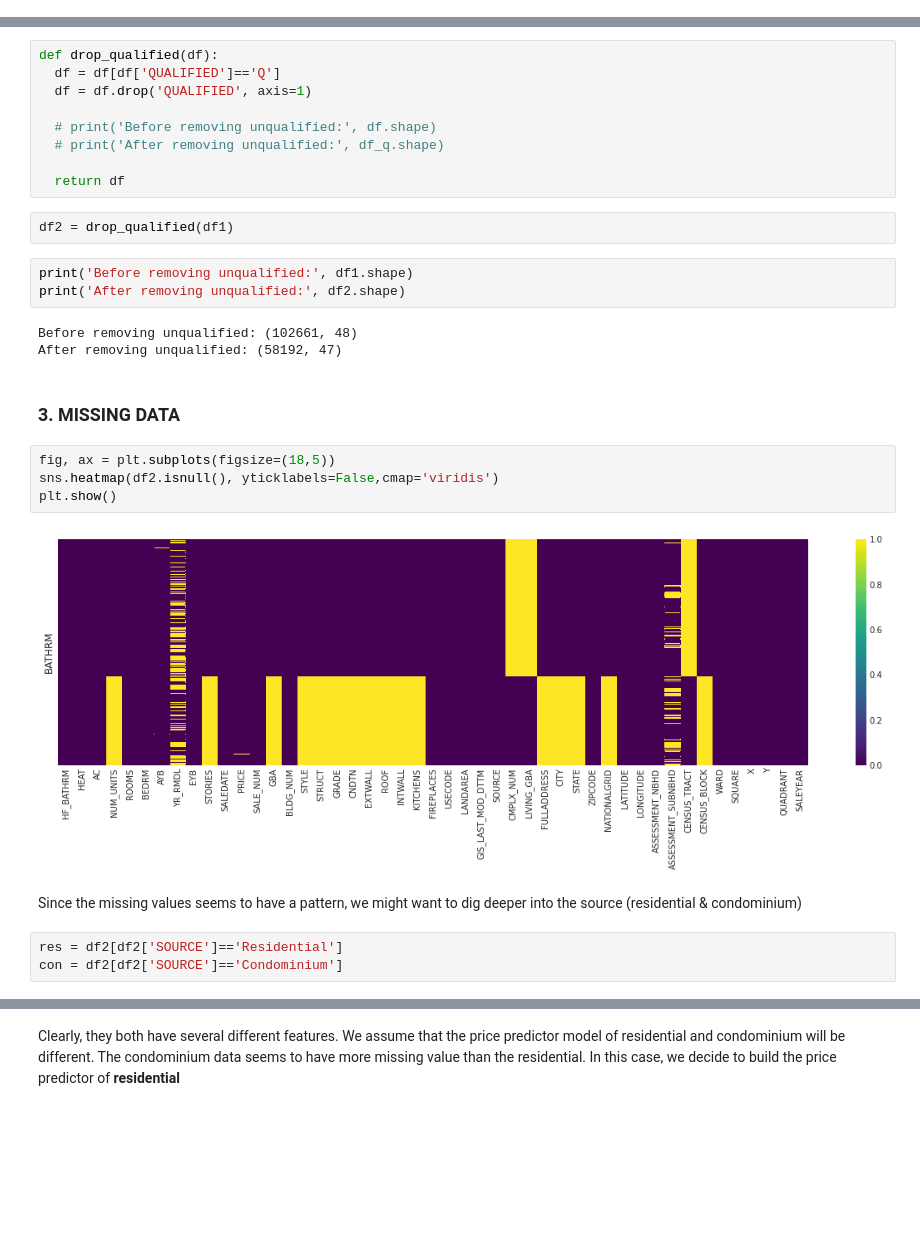
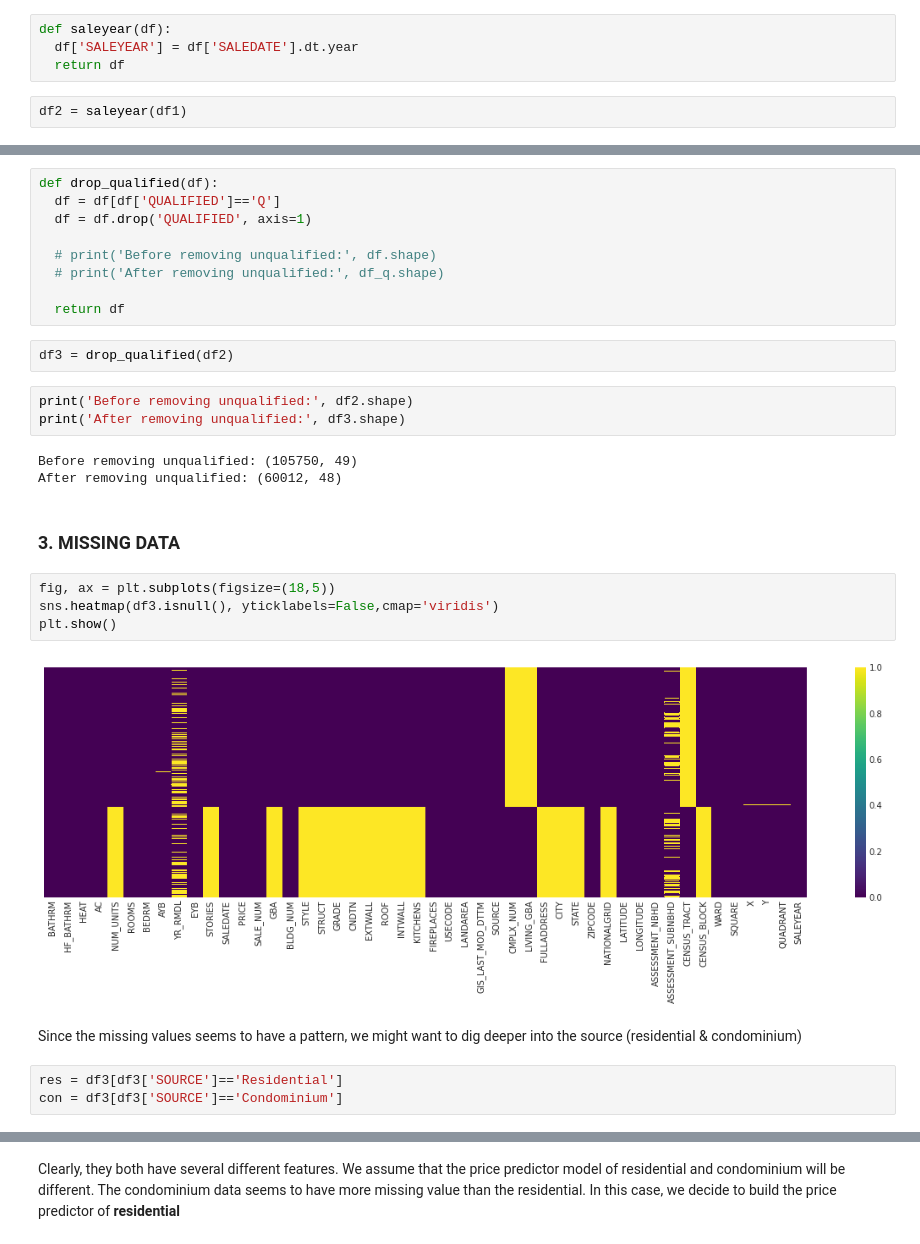
Before and after one commit to elvanselvano/purwadhika-final-project, a Jupyter notebook: notebooks/04_preprocessing_rev1.ipynb, the cells around one changed output, grey strips where cells are left out. Drawn from its saved outputs; the diff is of its cells as text; blank space fills up the shorter version.

```diff
--- a/notebooks/04_preprocessing_rev1.ipynb
+++ b/notebooks/04_preprocessing_rev1.ipynb
@@ -44,6 +53,12 @@ def casting(df):
   return df
 # %%
 df1 = casting(df)
+# %%
+def saleyear(df):
+  df['SALEYEAR'] = df['SALEDATE'].dt.year
+  return df
+# %%
+df2 = saleyear(df1)
 # %% [markdown]
 ### 2. QUALIFIED FEATURES
 
@@ -57,27 +72,27 @@ def drop_qualified(df):
   # print('After removing unqualified:', df_q.shape)
 
   return df
-# %%
-df2 = drop_qualified(df1)
+# %%
+df3 = drop_qualified(df2)
 # %%
-print('Before removing unqualified:', df1.shape)
-print('After removing unqualified:', df2.shape)
+print('Before removing unqualified:', df2.shape)
+print('After removing unqualified:', df3.shape)
 # %% [output]
-Before removing unqualified: (102661, 48)
-After removing unqualified: (58192, 47)
+Before removing unqualified: (105750, 49)
+After removing unqualified: (60012, 48)
 # %% [markdown]
 ### 3. MISSING DATA
 # %%
 fig, ax = plt.subplots(figsize=(18,5))
-sns.heatmap(df2.isnull(), yticklabels=False,cmap='viridis')
+sns.heatmap(df3.isnull(), yticklabels=False,cmap='viridis')
 plt.show()
 # %% [output]
-[figure, old version]
+[figure, new version]
 # %% [markdown]
 Since the missing values seems to have a pattern, we might want to dig deeper into the source (residential & condominium)
 # %%
-res = df2[df2['SOURCE']=='Residential']
-con = df2[df2['SOURCE']=='Condominium']
+res = df3[df3['SOURCE']=='Residential']
+con = df3[df3['SOURCE']=='Condominium']
 # %%
 fig, ax = plt.subplots(figsize=(18,5))
 sns.heatmap(res.isnull(), yticklabels=False,cmap='viridis').set_title('Missing Values of Residential')
```
Also changed, not shown: parts of 55 cells of this notebook, 1 other file.
